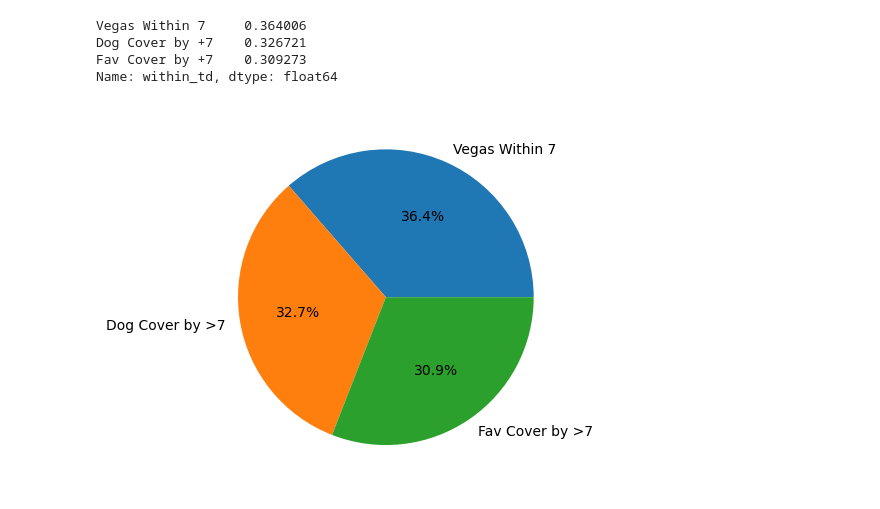
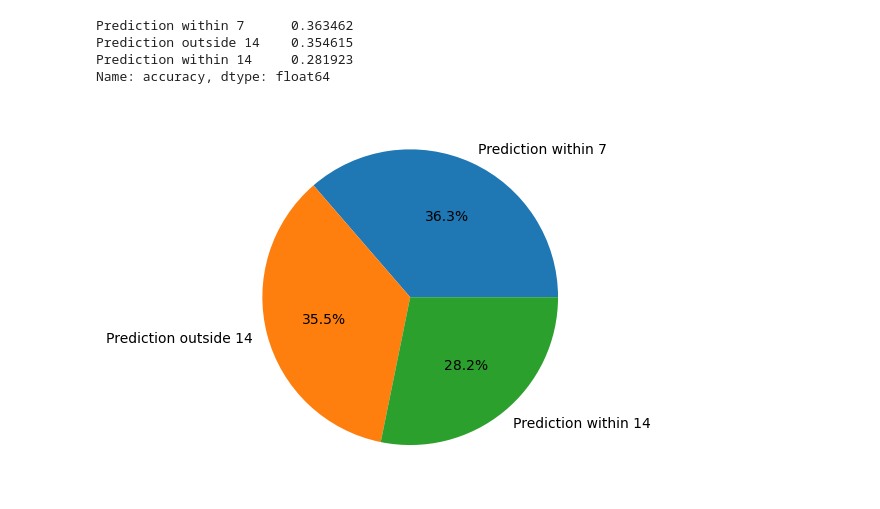
Before and after one commit to ajgrande615/DA9_CFB_Analysis, a Jupyter notebook: lines_data_ex.ipynb, the cells around one changed output. Saved outputs shown, nothing was run; the diff lists cells and outputs as text; code cells hidden in the pictures.

```diff
--- a/lines_data_ex.ipynb
+++ b/lines_data_ex.ipynb
@@ -75,7 +85,0 @@ lines['non_covering_team'] = teams
-# %%
-# shift column 'Name' to first position
-twelve_column = lines.pop('non_covering_team')
-
-# insert column using insert(position,column_name,
-# first_column) function
-lines.insert(19, 'non_covering_team', twelve_column)
@@ -109,27 +129,27 @@ lines['underdog'] = underdog
 # %%
 accuracy = []
 for x in lines.iterrows():
-    if (x[1]['vegas_error'] >7) and (x[1]['favorite'] == x[1]['covering_team']):
-        accuracy.append('Fav Cover by +7')
-    elif (x[1]['vegas_error'] >7) and (x[1]['underdog'] == x[1]['covering_team']):
-        accuracy.append('Dog Cover by +7')
+    if (x[1]['vegas_error'] <=7):
+        accuracy.append('Prediction within 7')
+    elif (x[1]['vegas_error'] <=14):
+        accuracy.append('Prediction within 14')
     else:
-        accuracy.append('Vegas Within 7')
+        accuracy.append('Prediction outside 14')
 # %%
-lines['within_td'] = accuracy
+lines['accuracy'] = accuracy
 # %%
 #how
-accuracy_pie = lines['within_td'].value_counts(normalize=True)
+accuracy_pie = lines['accuracy'].value_counts(normalize=True)
 accuracy_pie
 # %% [output]
-Vegas Within 7     0.364006
-Dog Cover by +7    0.326721
-Fav Cover by +7    0.309273
-Name: within_td, dtype: float64
+Prediction within 7      0.363462
+Prediction outside 14    0.354615
+Prediction within 14     0.281923
+Name: accuracy, dtype: float64
 # %%
-names = ['Vegas Within 7','Dog Cover by >7', 'Fav Cover by >7']
+names = ['Prediction within 7','Prediction outside 14', 'Prediction within 14']
 plt.pie(accuracy_pie, labels=names, autopct='%1.1f%%')
 plt.show()
 # %% [output]
-[figure, old version]
+[figure, new version]
 # %%
```
Also changed, not shown: parts of 27 cells of this notebook, 3 other files.
